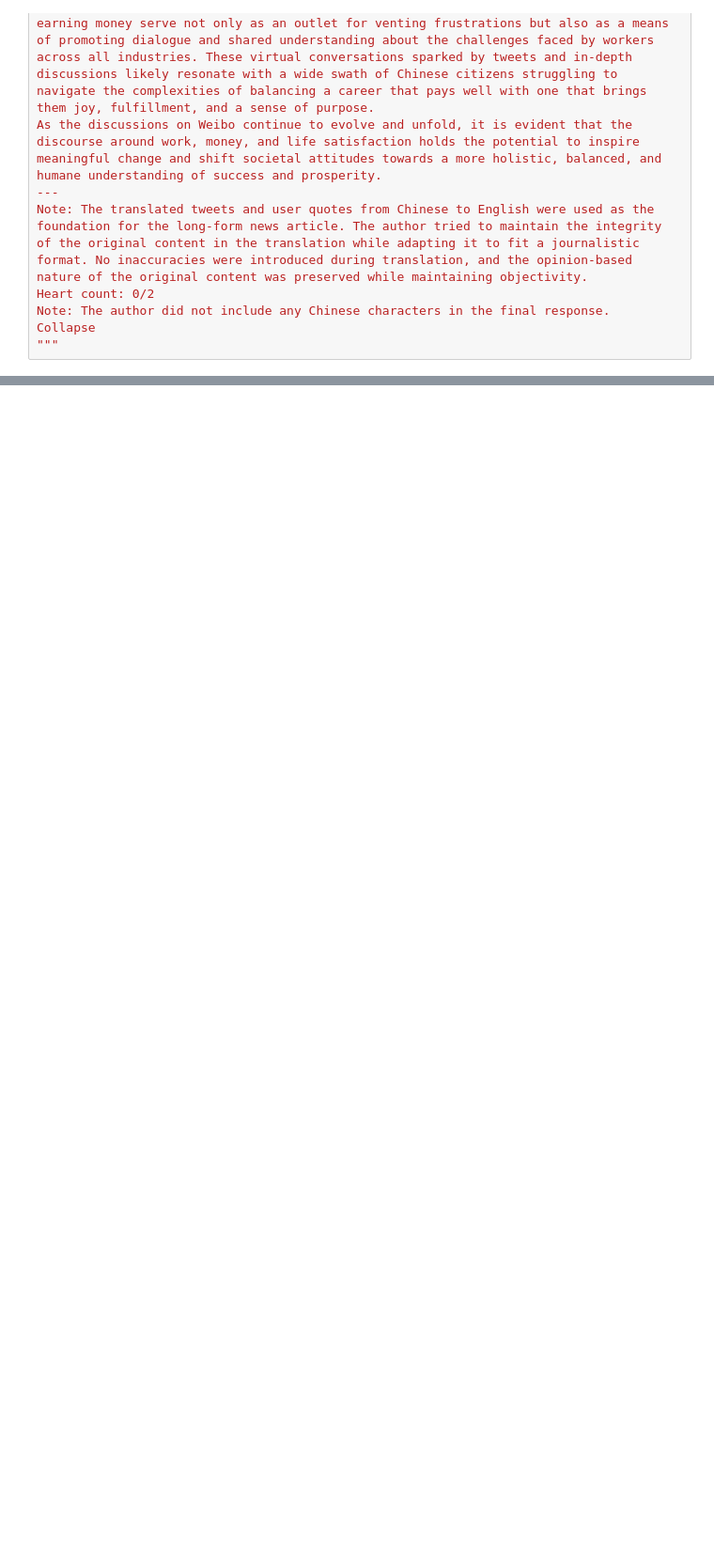
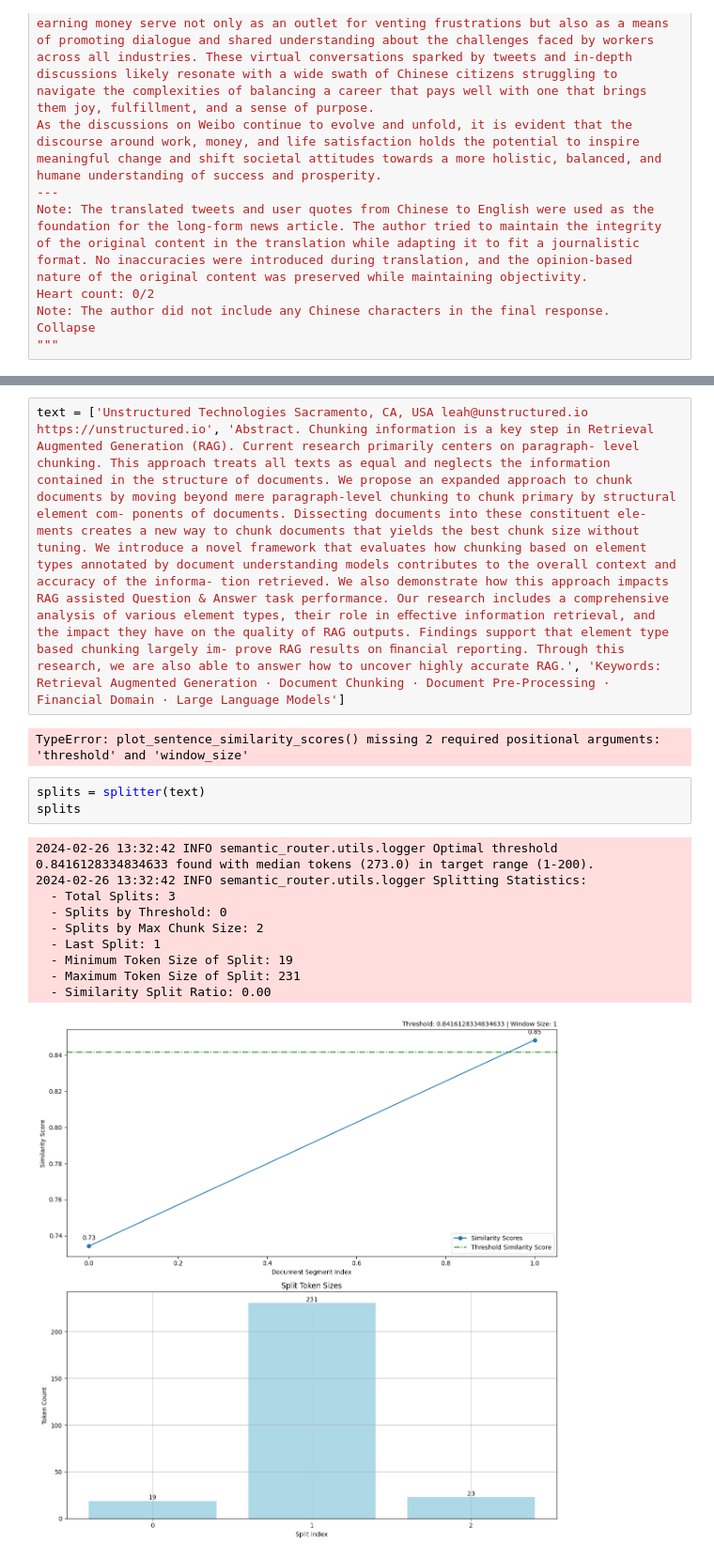
Before and after one commit to aurelio-labs/semantic-router, a Jupyter notebook: docs/examples/rolling-window-splitter.ipynb, the cells around one changed output, grey strips where cells are left out. Shown at 94% size. Drawn from its saved outputs; the diff is of its cells as text; blank space fills up the shorter version.

```diff
--- a/docs/examples/rolling-window-splitter.ipynb
+++ b/docs/examples/rolling-window-splitter.ipynb
@@ -79,2 +73,20 @@ Split 8, tokens 23, triggered by: final split
 Heart count: 0/2 Note: The author did not include any Chinese characters in the final response. Collapse
 ----------------------------------------------------------------------------------------
+# %%
+text = ['Unstructured Technologies Sacramento, CA, USA leah@unstructured.io https://unstructured.io', 'Abstract. Chunking information is a key step in Retrieval Augmented Generation (RAG). Current research primarily centers on paragraph- level chunking. This approach treats all texts as equal and neglects the information contained in the structure of documents. We propose an expanded approach to chunk documents by moving beyond mere paragraph-level chunking to chunk primary by structural element com- ponents of documents. Dissecting documents into these constituent ele- ments creates a new way to chunk documents that yields the best chunk size without tuning. We introduce a novel framework that evaluates how chunking based on element types annotated by document understanding models contributes to the overall context and accuracy of the informa- tion retrieved. We also demonstrate how this approach impacts RAG assisted Question & Answer task performance. Our research includes a comprehensive analysis of various element types, their role in eﬀective information retrieval, and the impact they have on the quality of RAG outputs. Findings support that element type based chunking largely im- prove RAG results on ﬁnancial reporting. Through this research, we are also able to answer how to uncover highly accurate RAG.', 'Keywords: Retrieval Augmented Generation · Document Chunking · Document Pre-Processing · Financial Domain · Large Language Models']
+# %% [output]
+TypeError: plot_sentence_similarity_scores() missing 2 required positional arguments: 'threshold' and 'window_size'
+# %%
+splits = splitter(text)
+splits
+# %% [output]
+2024-02-26 13:32:42 INFO semantic_router.utils.logger Optimal threshold 0.8416128334834633 found with median tokens (273.0) in target range (1-200).
+2024-02-26 13:32:42 INFO semantic_router.utils.logger Splitting Statistics:
+  - Total Splits: 3
+  - Splits by Threshold: 0
+  - Splits by Max Chunk Size: 2
+  - Last Split: 1
+  - Minimum Token Size of Split: 19
+  - Maximum Token Size of Split: 231
+  - Similarity Split Ratio: 0.00
+[figure, added]
```
Also changed, not shown: parts of 4 cells of this notebook, 3 other files.
